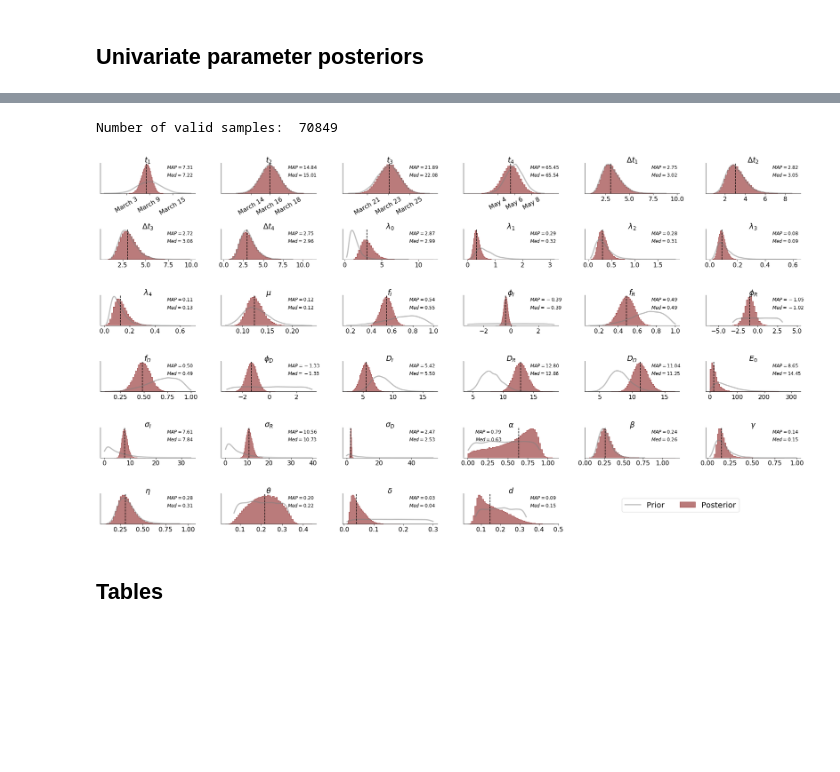
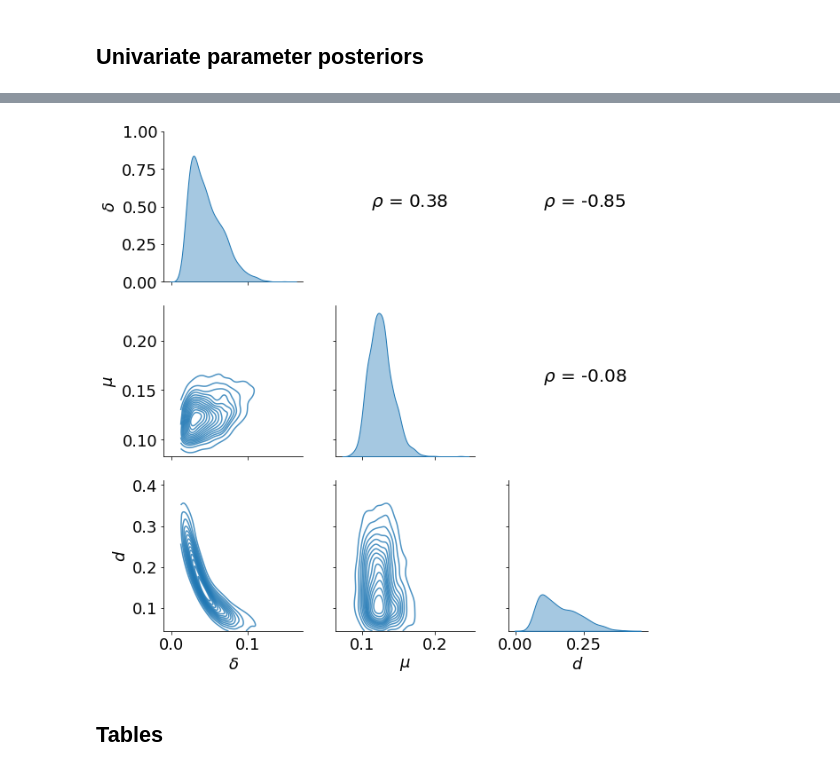
Before and after one commit to stefanradev93/AIAgainstCorona, a Jupyter notebook: Covid19_Inference_Germany.ipynb, the cells around one changed output, grey strips where cells are left out. Saved outputs shown, nothing was run; the diff lists cells and outputs as text; code cells hidden in the pictures; blank space fills up the shorter version.

```diff
--- a/Covid19_Inference_Germany.ipynb
+++ b/Covid19_Inference_Germany.ipynb
@@ -686,0 +723,23 @@ def plot_posteriors_germany(n_samples,
+# %%
+idx_delta = param_names.index('$\\delta$')
+idx_mu = param_names.index('$\\mu$')
+idx_d = param_names.index('$d$')
+samples_i = np.c_[samples[:, idx_delta], samples[:, idx_mu], samples[:, idx_d]]
+# %%
+plt.rcParams['font.size'] = 18
+def corrfunc(x, y, **kws):
+    r, _ = stats.pearsonr(x, y)
+    ax = plt.gca()
+    ax.annotate(r"$\rho$ = {:.2f}".format(r),
+                xy=(.25, .5), xycoords=ax.transAxes, fontsize=20)
+
+frame = pd.DataFrame(samples_i, columns=[r'$\delta$', r'$\mu$',r'$d$',])
+grid = sns.PairGrid(frame, height = 3, palette='Set1')
+grid = grid.map_diag(sns.kdeplot, alpha=0.4, shade=True)
+grid = grid.map_lower(sns.kdeplot, n_levels=15, cut=0, bw_method='silverman', alpha=0.8)
+grid = grid.map_upper(corrfunc)
+
+for i, j in zip(*np.triu_indices_from(grid.axes, 1)):
+    grid.axes[i, j].axis('off')
+# %% [output]
+[figure, added]
@@ -692,14 +753,11 @@ days = ['March {}'.format(i) for i in range(1, 32)] + \
 n_prior_samples = 5000
 prior_samples = np.array([prior_sir() + prior_secir() for _ in range(n_prior_samples)])
 # %%
-plot_posteriors_germany(75000,
-                        data_germany_tensor,
-                        bins=50, figsize=(26, 14),
-                        filename='Marginal_Posteriors_Germany',
-                        map_samples=10000)
+# plot_posteriors_germany(75000,
+#                         data_germany_tensor,
+#                         bins=50, figsize=(26, 14),
+#                         filename='Marginal_Posteriors_Germany',
+#                         map_samples=10000)
-# %% [output]
-Number of valid samples:  70849
-[figure, removed]
 # %% [markdown]
 ## Tables
 # %%
```
Also changed, not shown: parts of 36 cells of this notebook, 15 other files.
